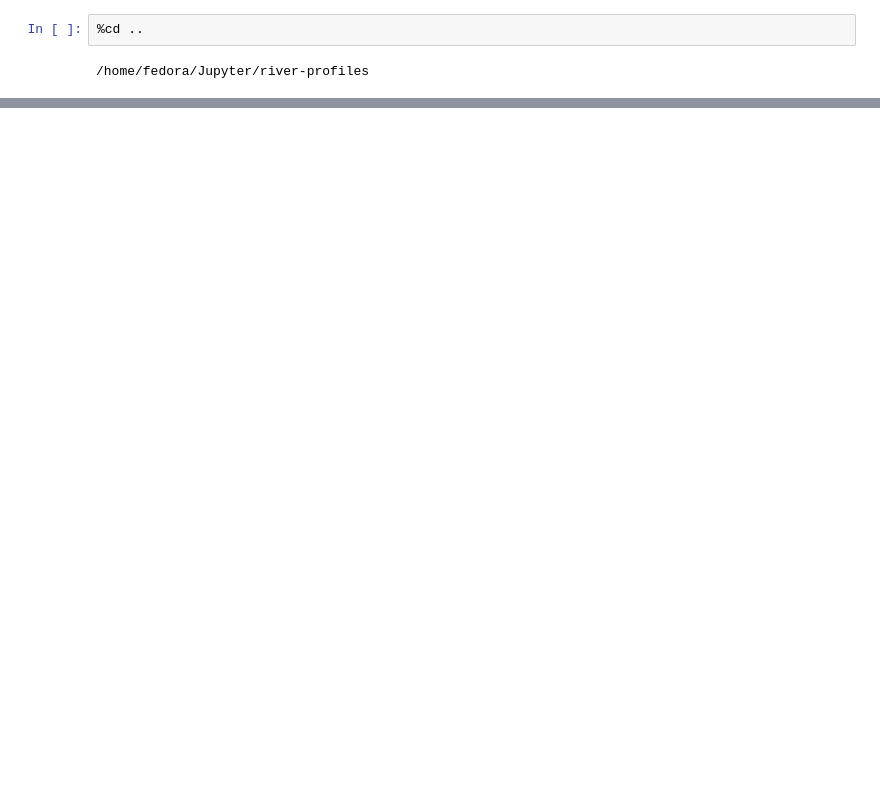
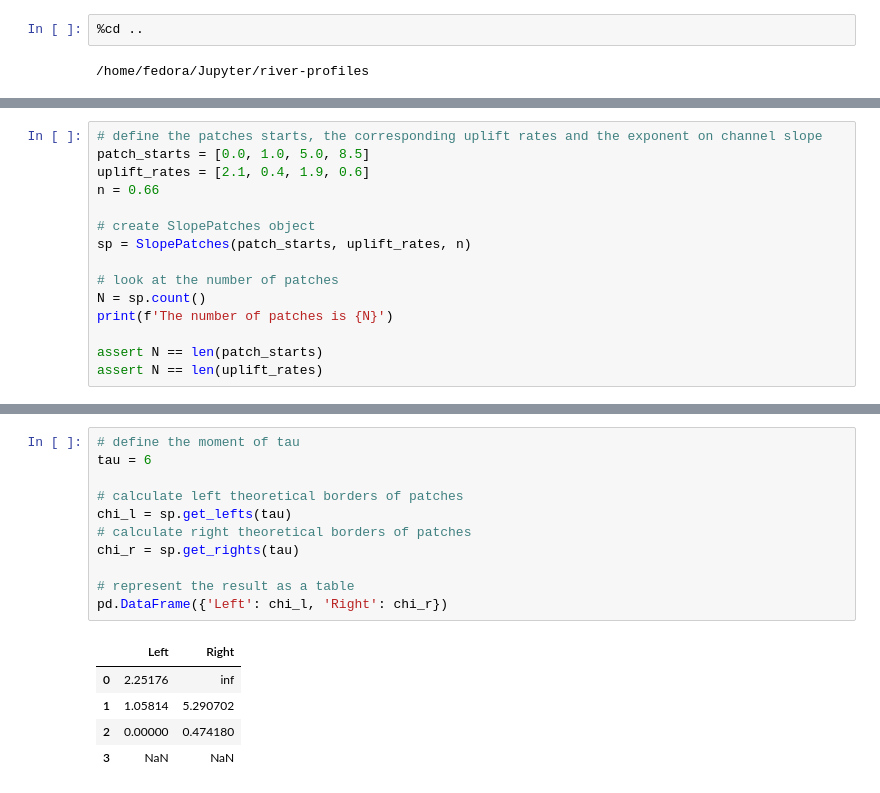
Before and after one commit to zimfv/river-profiles, a Jupyter notebook: notebooks/Check Source.ipynb, the cells around one changed output, grey strips where cells are left out. Drawn from its saved outputs; the diff is of its cells as text; blank space fills up the shorter version.

Commit message:
Stert translate methods from notebook to packege: finished math-module; translated before patch elevation slope_patches-module; think about duplicating patches elevation methods.

```diff
--- a/notebooks/Check Source.ipynb
+++ b/notebooks/Check Source.ipynb
@@ -27,0 +224,15 @@ plt.show()
+# %%
+# define the patches starts, the corresponding uplift rates and the exponent on channel slope
+patch_starts = [0.0, 1.0, 5.0, 8.5]
+uplift_rates = [2.1, 0.4, 1.9, 0.6]
+n = 0.66
+
+# create SlopePatches object
+sp = SlopePatches(patch_starts, uplift_rates, n)
+
+# look at the number of patches
+N = sp.count()
+print(f'The number of patches is {N}')
+
+assert N == len(patch_starts)
+assert N == len(uplift_rates)
@@ -27,0 +270,17 @@ plt.show()
+# %%
+# define the moment of tau
+tau = 6
+
+# calculate left theoretical borders of patches
+chi_l = sp.get_lefts(tau)
+# calculate right theoretical borders of patches
+chi_r = sp.get_rights(tau)
+
+# represent the result as a table
+pd.DataFrame({'Left': chi_l, 'Right': chi_r})
+# %% [output]
+|  | Left | Right |
+| 0 | 2.25176 | inf |
+| 1 | 1.05814 | 5.290702 |
+| 2 | 0.00000 | 0.474180 |
+| 3 | NaN | NaN |
```
Also changed, not shown: parts of 25 cells of this notebook, 4 other files.
